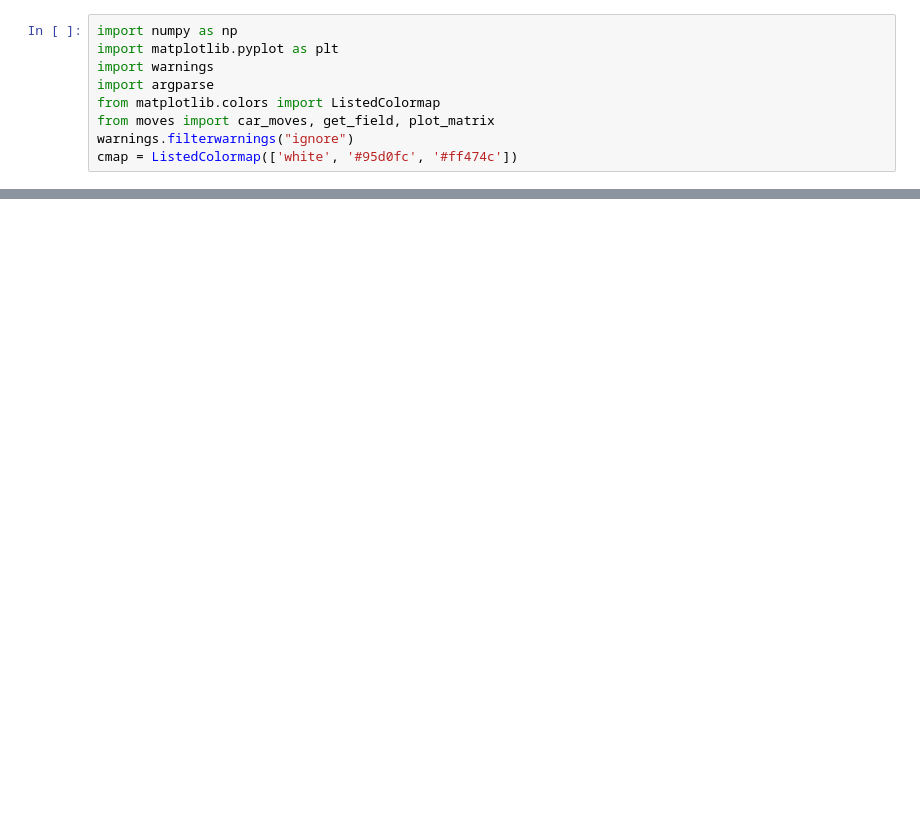
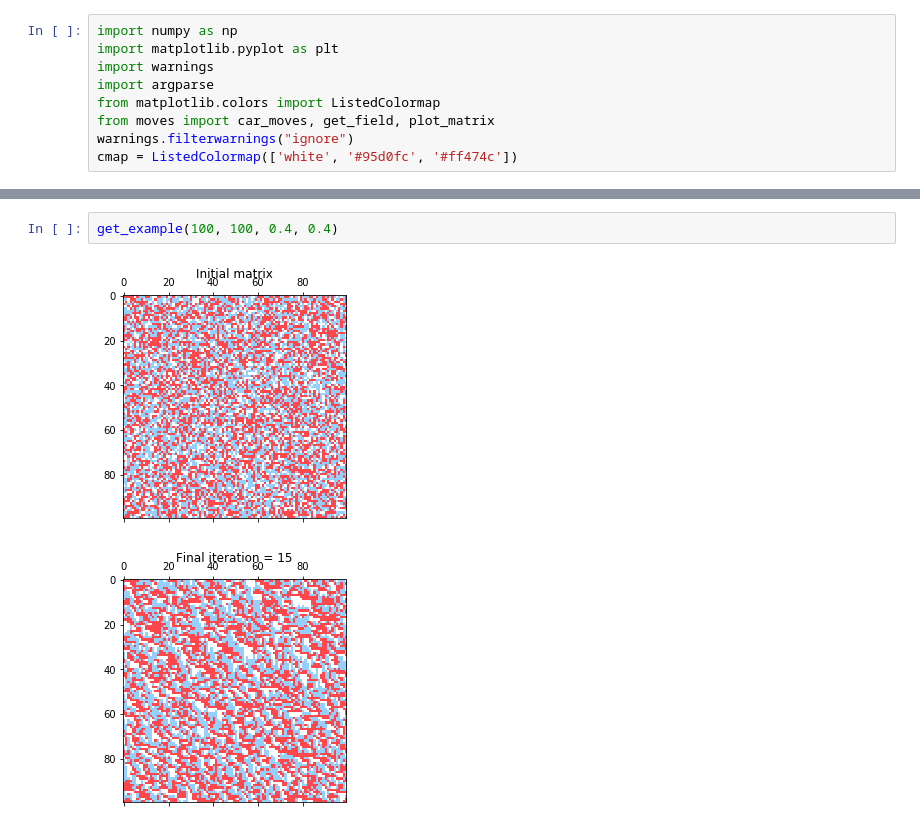
Before and after one commit to nazariinyzhnyk/bml_traffic_model, a Jupyter notebook: examples.ipynb, the cells around one changed output, grey strips where cells are left out. Cells and saved outputs as stored; diff of their text form; blank space fills up the shorter version.

```diff
--- a/examples.ipynb
+++ b/examples.ipynb
@@ -31,0 +41,5 @@ for i in range(int(args.iterations)):
+# %%
+get_example(100, 100, 0.4, 0.4)
+# %% [output]
+[figure, added]
+[figure, added]
```
Also changed, not shown: parts of 7 cells of this notebook.
